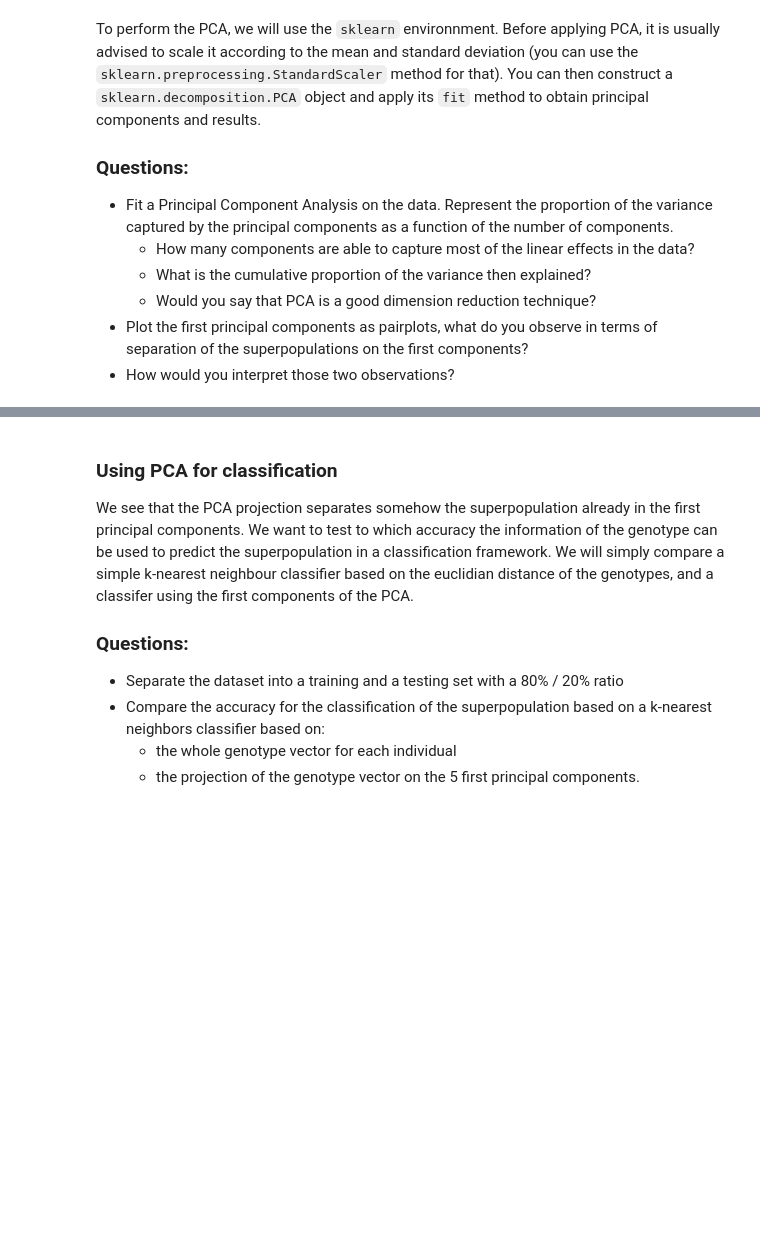
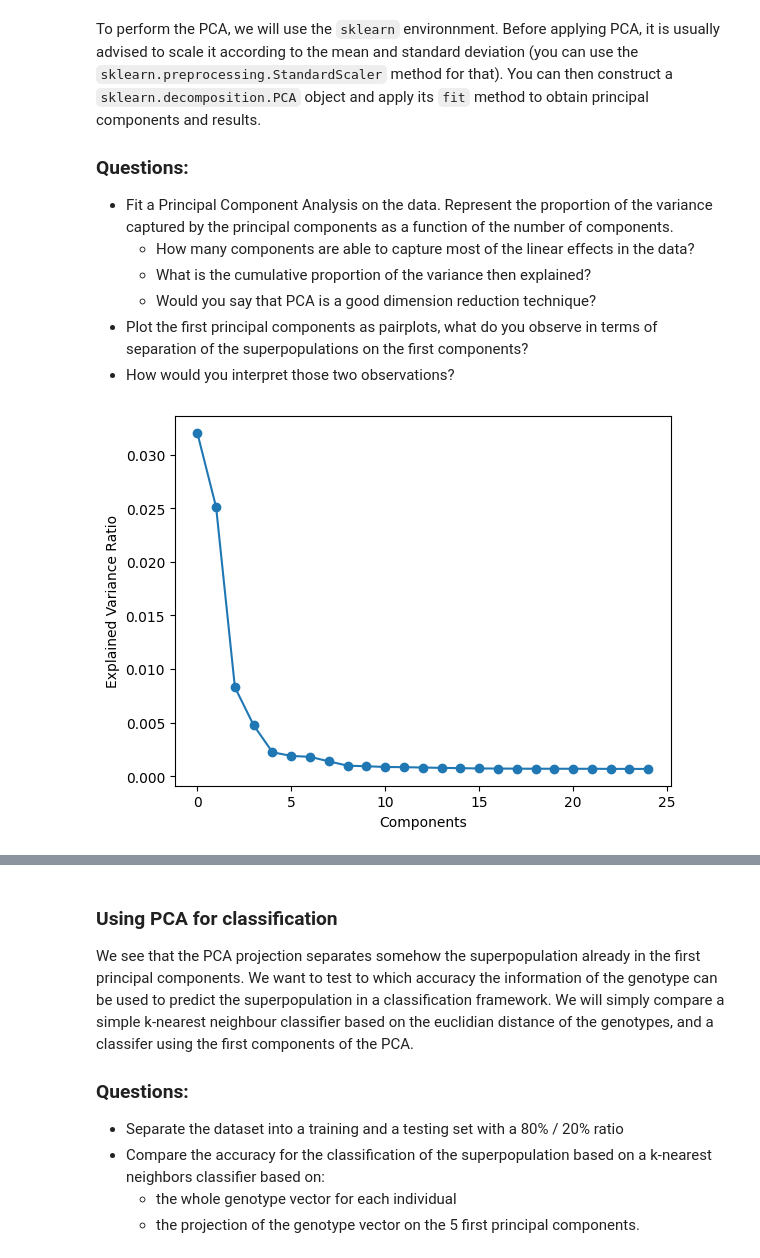
Before and after one commit to HendrikHigl/ma-cs-apml, a Jupyter notebook: LDAProject/LDA_project.ipynb, the cells around one changed output, grey strips where cells are left out. Saved outputs shown, nothing was run; the diff lists cells and outputs as text; code cells hidden in the pictures; blank space fills up the shorter version.

```diff
--- a/LDAProject/LDA_project.ipynb
+++ b/LDAProject/LDA_project.ipynb
@@ -138,9 +138,9 @@ sns.histplot(geno_prop, x= "ALT",
 <Axes: xlabel='ALT', ylabel='Count'>
 [figure]
 # %%
-columns = genotype_w_annotation.select_dtypes(include="number").columns
+columns_num = genotype_w_annotation.select_dtypes(include="number").columns
 
-only_numbers = genotype_w_annotation[columns]
+only_numbers = genotype_w_annotation[columns_num]
 
 missing = only_numbers.isna().sum()
 
@@ -165,6 +154,6 @@ Length: 242, dtype: int64
 # %%
-genotype_w_annotation[columns] = genotype_w_annotation[columns].fillna(
-    genotype_w_annotation[columns].median()
+genotype_w_annotation[columns_num] = genotype_w_annotation[columns_num].fillna(
+    genotype_w_annotation[columns_num].median()
 )
 # %%
 genotype_w_annotation.isna().sum().sum()
@@ -196,0 +179,23 @@ scaler = preprocessing.StandardScaler()
+# %%
+
+random_state = 42
+
+scaler = preprocessing.StandardScaler()
+
+X = genotype_w_annotation[columns_num]
+Y = genotype_w_annotation["1000G superpopulation code"]
+
+X_scaled = scaler.fit_transform(X)
+
+pca = PCA(n_components=25, random_state=random_state)
+pca.fit(X_scaled)
+
+plt.figure()
+plt.plot(pca.explained_variance_ratio_, marker="o")
+plt.xlabel("Components")
+plt.ylabel("Explained Variance Ratio")
+plt.show()
+
+### Your code here
+# %% [output]
+[figure, added]
```
Also changed, not shown: parts of 11 cells of this notebook.
